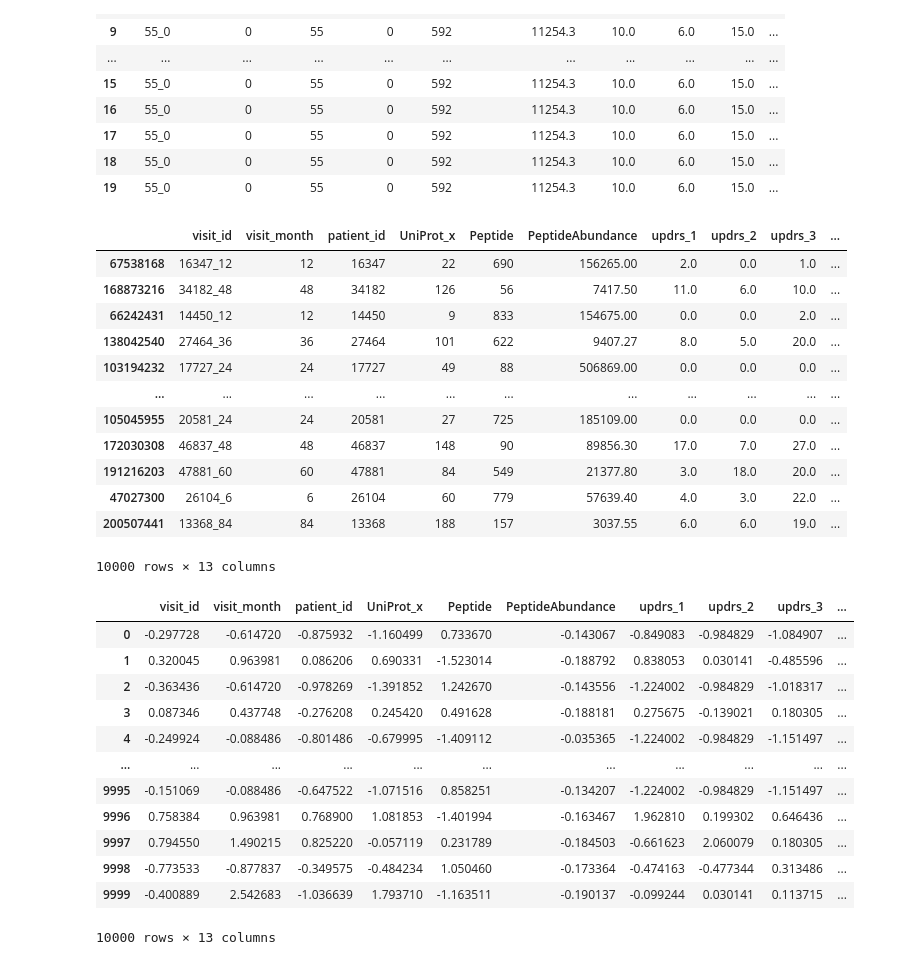
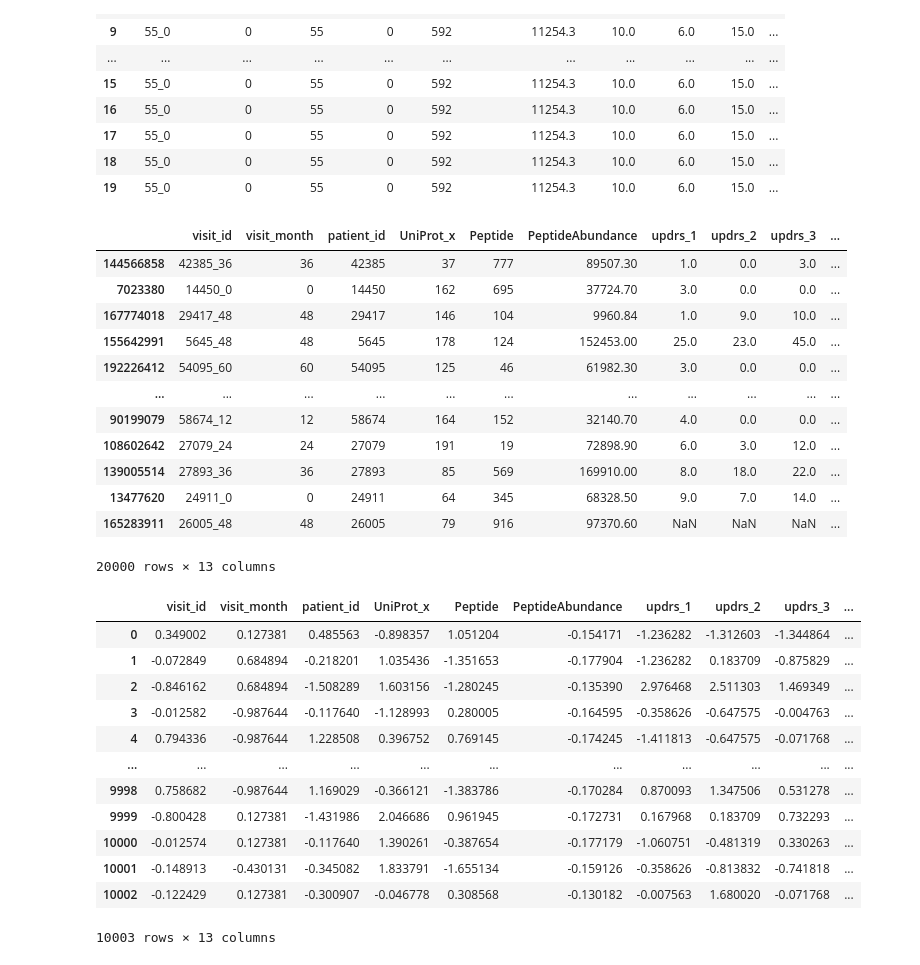
Before and after one commit to ezgibooth/Predicting_Parkinsons_Progression, a Jupyter notebook: PredictingParkinsonsNotepad.ipynb, the cells around one changed output. Saved outputs shown, nothing was run; the diff lists cells and outputs as text; code cells hidden in the pictures.

```diff
--- a/PredictingParkinsonsNotepad.ipynb
+++ b/PredictingParkinsonsNotepad.ipynb
@@ -185,44 +203,44 @@ merge_df.head(20)
 # for i in merge_df.columns:
 #     print(merge_df[i].value_counts())
 # %%
-sample = merge_df.sample(10000)
+sample = merge_df.sample(20000)
 # %%
 sample
 # %% [output]
 |  | visit_id | visit_month | patient_id | UniProt_x | Peptide | PeptideAbundance | updrs_1 | updrs_2 | updrs_3 | ... |
-| 67538168 | 16347_12 | 12 | 16347 | 22 | 690 | 156265.00 | 2.0 | 0.0 | 1.0 | ... |
-| 168873216 | 34182_48 | 48 | 34182 | 126 | 56 | 7417.50 | 11.0 | 6.0 | 10.0 | ... |
-| 66242431 | 14450_12 | 12 | 14450 | 9 | 833 | 154675.00 | 0.0 | 0.0 | 2.0 | ... |
-| 138042540 | 27464_36 | 36 | 27464 | 101 | 622 | 9407.27 | 8.0 | 5.0 | 20.0 | ... |
-| 103194232 | 17727_24 | 24 | 17727 | 49 | 88 | 506869.00 | 0.0 | 0.0 | 0.0 | ... |
+| 144566858 | 42385_36 | 36 | 42385 | 37 | 777 | 89507.30 | 1.0 | 0.0 | 3.0 | ... |
+| 7023380 | 14450_0 | 0 | 14450 | 162 | 695 | 37724.70 | 3.0 | 0.0 | 0.0 | ... |
+| 167774018 | 29417_48 | 48 | 29417 | 146 | 104 | 9960.84 | 1.0 | 9.0 | 10.0 | ... |
+| 155642991 | 5645_48 | 48 | 5645 | 178 | 124 | 152453.00 | 25.0 | 23.0 | 45.0 | ... |
+| 192226412 | 54095_60 | 60 | 54095 | 125 | 46 | 61982.30 | 3.0 | 0.0 | 0.0 | ... |
 | ... | ... | ... | ... | ... | ... | ... | ... | ... | ... | ... |
-| 105045955 | 20581_24 | 24 | 20581 | 27 | 725 | 185109.00 | 0.0 | 0.0 | 0.0 | ... |
-| 172030308 | 46837_48 | 48 | 46837 | 148 | 90 | 89856.30 | 17.0 | 7.0 | 27.0 | ... |
-| 191216203 | 47881_60 | 60 | 47881 | 84 | 549 | 21377.80 | 3.0 | 18.0 | 20.0 | ... |
-| 47027300 | 26104_6 | 6 | 26104 | 60 | 779 | 57639.40 | 4.0 | 3.0 | 22.0 | ... |
-| 200507441 | 13368_84 | 84 | 13368 | 188 | 157 | 3037.55 | 6.0 | 6.0 | 19.0 | ... |
+| 90199079 | 58674_12 | 12 | 58674 | 164 | 152 | 32140.70 | 4.0 | 0.0 | 0.0 | ... |
+| 108602642 | 27079_24 | 24 | 27079 | 191 | 19 | 72898.90 | 6.0 | 3.0 | 12.0 | ... |
+| 139005514 | 27893_36 | 36 | 27893 | 85 | 569 | 169910.00 | 8.0 | 18.0 | 22.0 | ... |
+| 13477620 | 24911_0 | 0 | 24911 | 64 | 345 | 68328.50 | 9.0 | 7.0 | 14.0 | ... |
+| 165283911 | 26005_48 | 48 | 26005 | 79 | 916 | 97370.60 | NaN | NaN | NaN | ... |
-10000 rows × 13 columns
+20000 rows × 13 columns
 # %%
 # PCA
 
-X = sample
+X = sample.dropna()
 std = preprocessing.StandardScaler()
 X_std = pd.DataFrame(std.fit_transform(X), columns=X.columns)
 X_std
 # %% [output]
 |  | visit_id | visit_month | patient_id | UniProt_x | Peptide | PeptideAbundance | updrs_1 | updrs_2 | updrs_3 | ... |
-| 0 | -0.297728 | -0.614720 | -0.875932 | -1.160499 | 0.733670 | -0.143067 | -0.849083 | -0.984829 | -1.084907 | ... |
-| 1 | 0.320045 | 0.963981 | 0.086206 | 0.690331 | -1.523014 | -0.188792 | 0.838053 | 0.030141 | -0.485596 | ... |
-| 2 | -0.363436 | -0.614720 | -0.978269 | -1.391852 | 1.242670 | -0.143556 | -1.224002 | -0.984829 | -1.018317 | ... |
-| 3 | 0.087346 | 0.437748 | -0.276208 | 0.245420 | 0.491628 | -0.188181 | 0.275675 | -0.139021 | 0.180305 | ... |
-| 4 | -0.249924 | -0.088486 | -0.801486 | -0.679995 | -1.409112 | -0.035365 | -1.224002 | -0.984829 | -1.151497 | ... |
+| 0 | 0.349002 | 0.127381 | 0.485563 | -0.898357 | 1.051204 | -0.154171 | -1.236282 | -1.312603 | -1.344864 | ... |
+| 1 | -0.072849 | 0.684894 | -0.218201 | 1.035436 | -1.351653 | -0.177904 | -1.236282 | 0.183709 | -0.875829 | ... |
+| 2 | -0.846162 | 0.684894 | -1.508289 | 1.603156 | -1.280245 | -0.135390 | 2.976468 | 2.511303 | 1.469349 | ... |
+| 3 | -0.012582 | -0.987644 | -0.117640 | -1.128993 | 0.280005 | -0.164595 | -0.358626 | -0.647575 | -0.004763 | ... |
+| 4 | 0.794336 | -0.987644 | 1.228508 | 0.396752 | 0.769145 | -0.174245 | -1.411813 | -0.647575 | -0.071768 | ... |
 | ... | ... | ... | ... | ... | ... | ... | ... | ... | ... | ... |
-| 9995 | -0.151069 | -0.088486 | -0.647522 | -1.071516 | 0.858251 | -0.134207 | -1.224002 | -0.984829 | -1.151497 | ... |
-| 9996 | 0.758384 | 0.963981 | 0.768900 | 1.081853 | -1.401994 | -0.163467 | 1.962810 | 0.199302 | 0.646436 | ... |
-| 9997 | 0.794550 | 1.490215 | 0.825220 | -0.057119 | 0.231789 | -0.184503 | -0.661623 | 2.060079 | 0.180305 | ... |
-| 9998 | -0.773533 | -0.877837 | -0.349575 | -0.484234 | 1.050460 | -0.173364 | -0.474163 | -0.477344 | 0.313486 | ... |
-| 9999 | -0.400889 | 2.542683 | -1.036639 | 1.793710 | -1.163511 | -0.190137 | -0.099244 | 0.030141 | 0.113715 | ... |
+| 9998 | 0.758682 | -0.987644 | 1.169029 | -0.366121 | -1.383786 | -0.170284 | 0.870093 | 1.347506 | 0.531278 | ... |
+| 9999 | -0.800428 | 0.127381 | -1.431986 | 2.046686 | 0.961945 | -0.172731 | 0.167968 | 0.183709 | 0.732293 | ... |
+| 10000 | -0.012574 | 0.127381 | -0.117640 | 1.390261 | -0.387654 | -0.177179 | -1.060751 | -0.481319 | 0.330263 | ... |
+| 10001 | -0.148913 | -0.430131 | -0.345082 | 1.833791 | -1.655134 | -0.159126 | -0.358626 | -0.813832 | -0.741818 | ... |
+| 10002 | -0.122429 | 0.127381 | -0.300907 | -0.046778 | 0.308568 | -0.130182 | -0.007563 | 1.680020 | -0.071768 | ... |
-10000 rows × 13 columns
+10003 rows × 13 columns
 # %%
 pca = decomposition.PCA()
 pca_X = pd.DataFrame(pca.fit_transform(X_std), columns=[f'PC{i+1}' for i in range(len(X.columns))])
```
Also changed, not shown: parts of 7 cells of this notebook.
